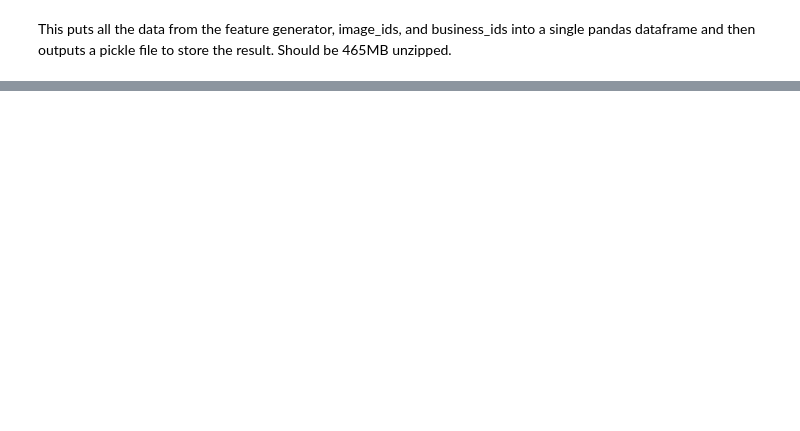
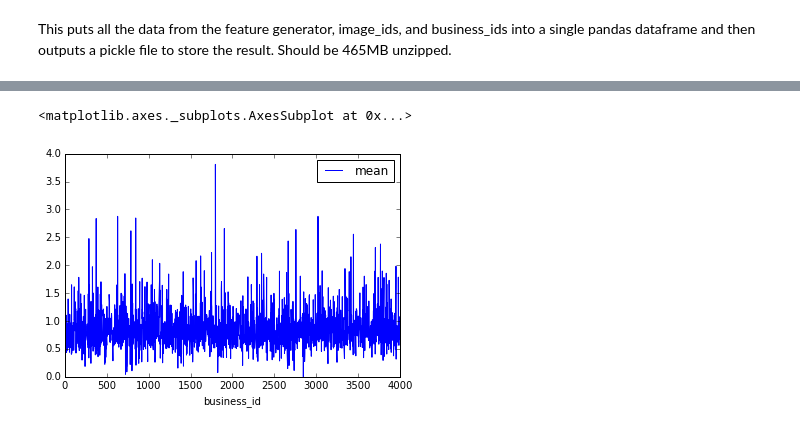
Before and after one commit to Bots-And-Brains/yelp-kaggle, a Jupyter notebook: image_features.ipynb, the cells around one changed output, grey strips where cells are left out. Saved outputs shown, nothing was run; the diff lists cells and outputs as text; code cells hidden in the pictures; blank space fills up the shorter version.

```diff
--- a/image_features.ipynb
+++ b/image_features.ipynb
@@ -49,0 +69,8 @@ print biz_ids.loc[biz_ids['photo_id'] == 89943].photo_id
+# %%
+#Looking at the mean across business for feature 0.
+biz_feat = features.groupby(['business_id']).agg(['mean'])
+biz_feat.drop('photo_id', axis=1, inplace=True)
+biz_feat['f_0'].plot()
+# %% [output]
+<matplotlib.axes._subplots.AxesSubplot at 0x...>
+[figure, added]
```
Also changed, not shown: parts of 5 cells of this notebook.
